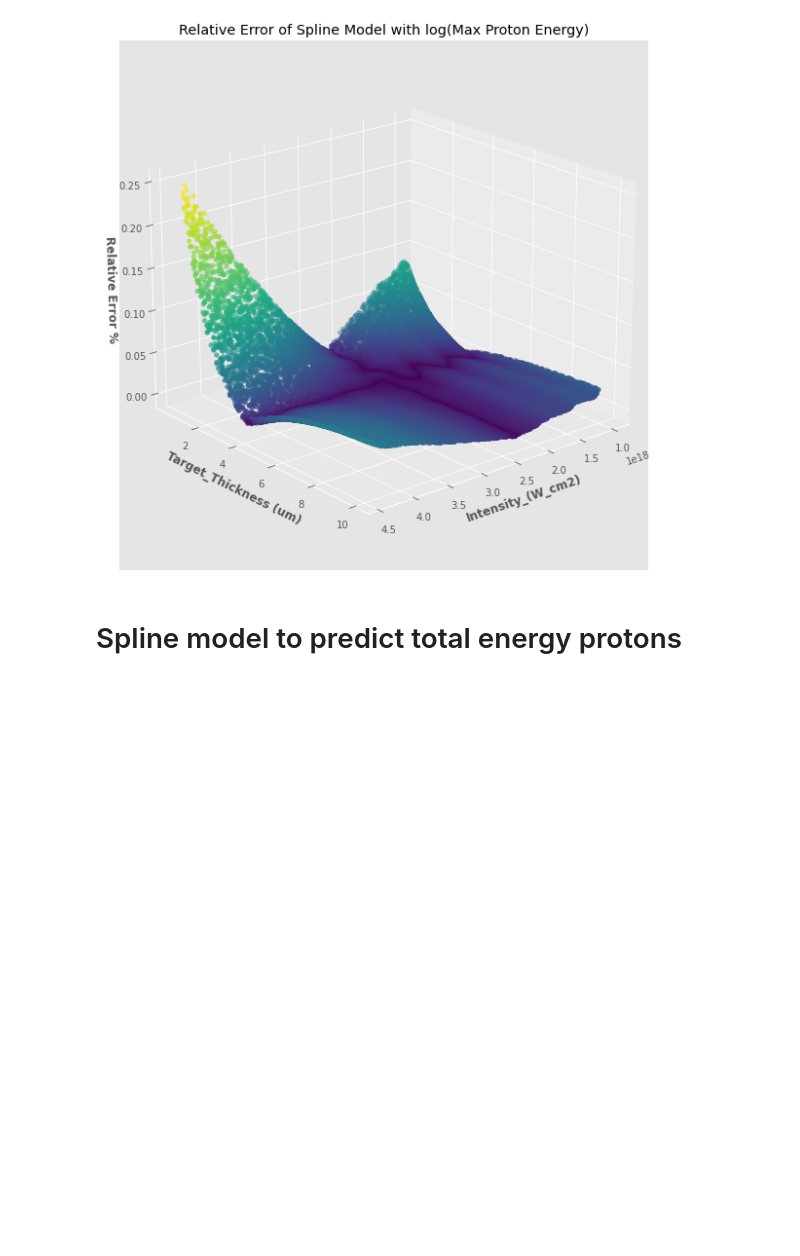
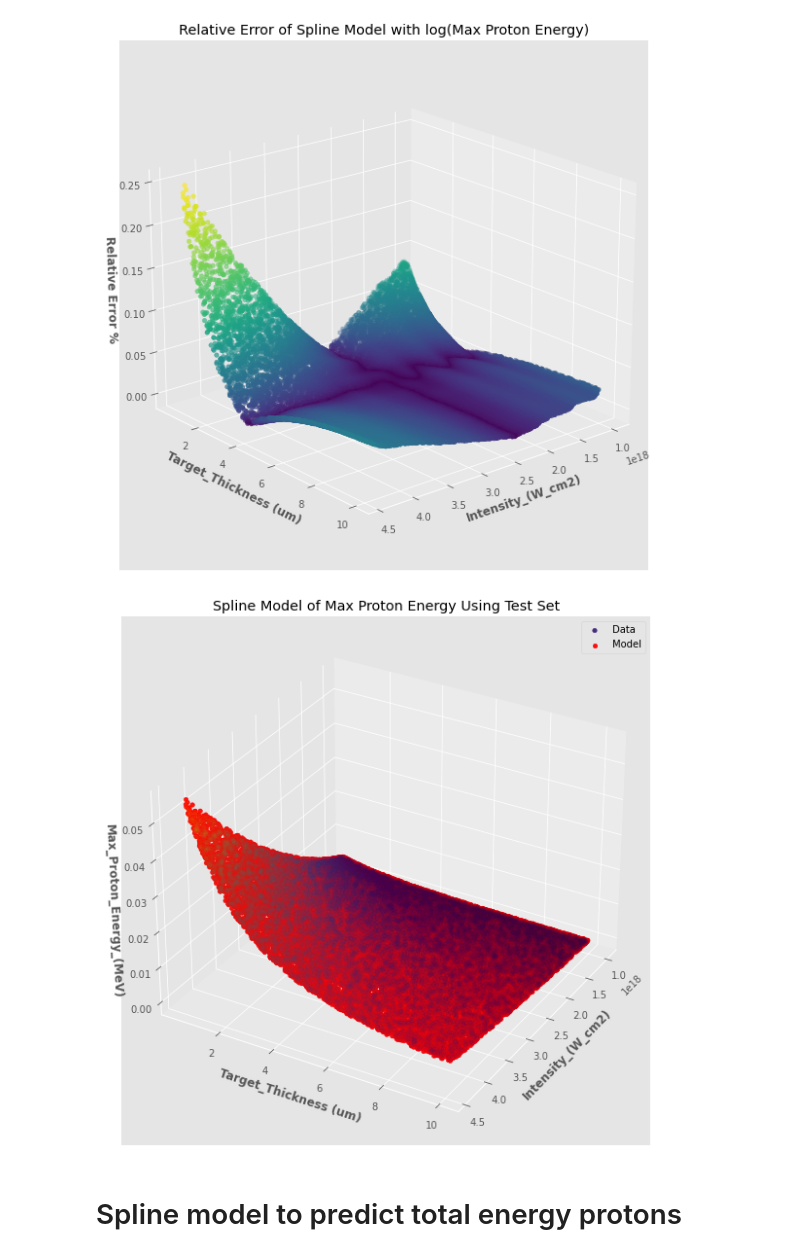
Before and after one commit to pedrog96/vanilla-latte, a Jupyter notebook: Splines.ipynb, the cells around one changed output. Cells and saved outputs as stored; diff of their text form; code cells hidden in the pictures; blank space fills up the shorter version.

```diff
--- a/Splines.ipynb
+++ b/Splines.ipynb
@@ -401,6 +401,8 @@ plt.show()
 error_series_log = np.abs((np.log(y_test) - spline_mpe_int_tt_var_log.predict(X_test[[inputs[0], inputs[3]]])) / np.log(y_test))
 error_3d_log = X_test[[inputs[0], inputs[3]]].copy()
 error_3d_log['Relative Error'] = error_series_log
+error_3d_log['prediction in log'] = spline_mpe_int_tt_var_log.predict(X_test[[inputs[0], inputs[3]]])
+error_3d_log['converted prediction'] = np.exp(spline_mpe_int_tt_var_log.predict(X_test[[inputs[0], inputs[3]]]))
 # %%
 fig6 = plt.figure(figsize=(10, 10))
 ax = fig6.add_subplot(projection='3d')
@@ -416,6 +418,33 @@ ax.view_init(20, 50)
 plt.show()
 # %% [output]
 [figure]
+# %%
+fig4_5 = plt.figure(figsize=(10, 10))
+ax = fig4_5.add_subplot(projection='3d')
+ax.scatter(X_test[inputs[0]],
+           X_test[inputs[3]],
+           y_test,
+           c = y_test,
+           alpha= .05,
+           label= 'Data')
+ax.scatter(X_test[inputs[0]],
+           X_test[inputs[3]],
+           error_3d_log['converted prediction'],
+           c = 'red',
+           alpha= .95,
+           label= 'Model')
+ax.set_title('Spline Model of Max Proton Energy Using Test Set')
+ax.set_xlabel(f'{inputs[0]}', fontweight ='bold')
+ax.set_ylabel(f'{inputs[3]}', fontweight ='bold')
+ax.set_zlabel(f'{outputs[0]}', fontweight ='bold')
+ax.view_init(30, 30)
+plt.legend()
+ax = plt.gca()
+leg = ax.get_legend()
+leg.legendHandles[0].set_alpha(1)
+plt.show()
+# %% [output]
+[figure, added]
 # %% [markdown]
 # Spline model to predict total energy protons
 # %% [markdown]
```
Also changed, not shown: parts of 11 cells of this notebook.
